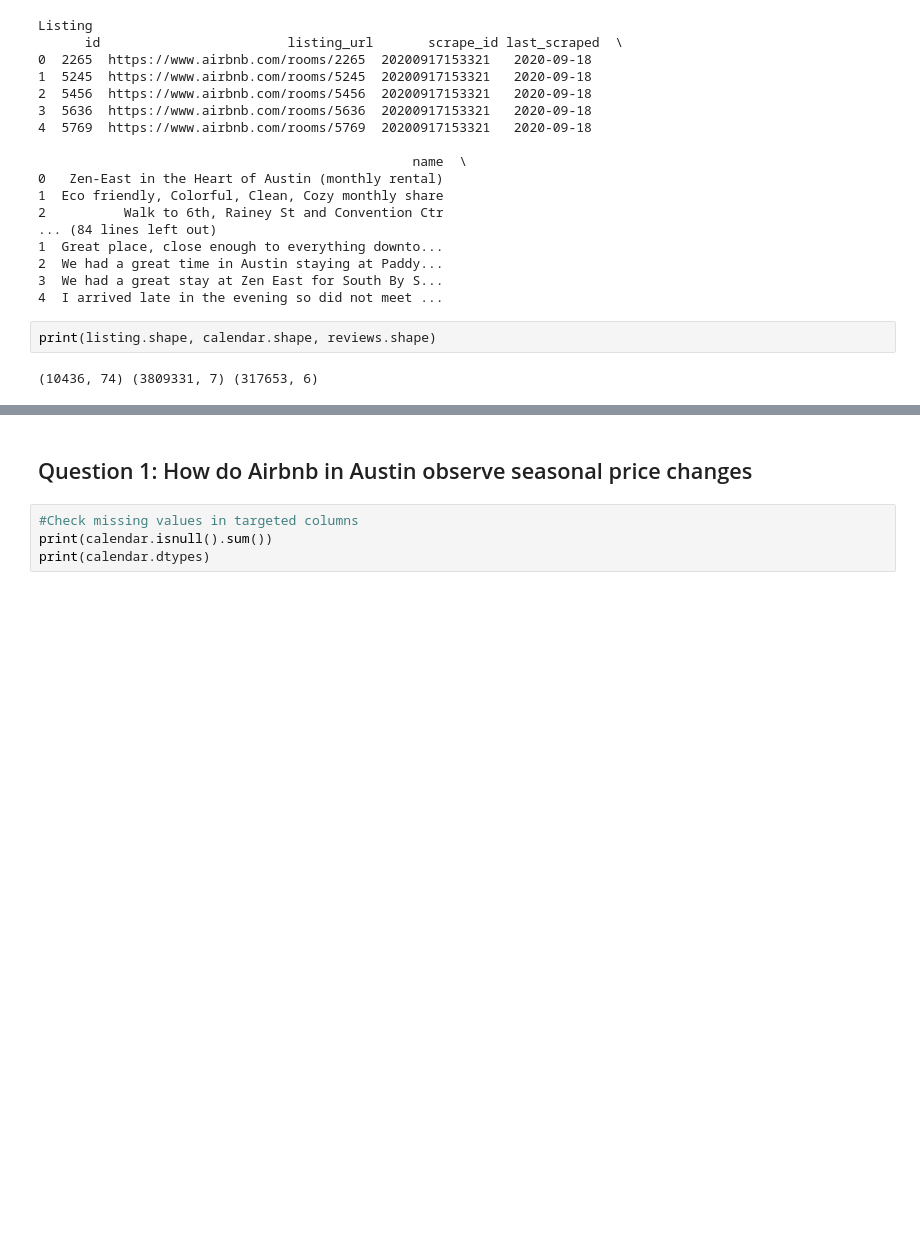
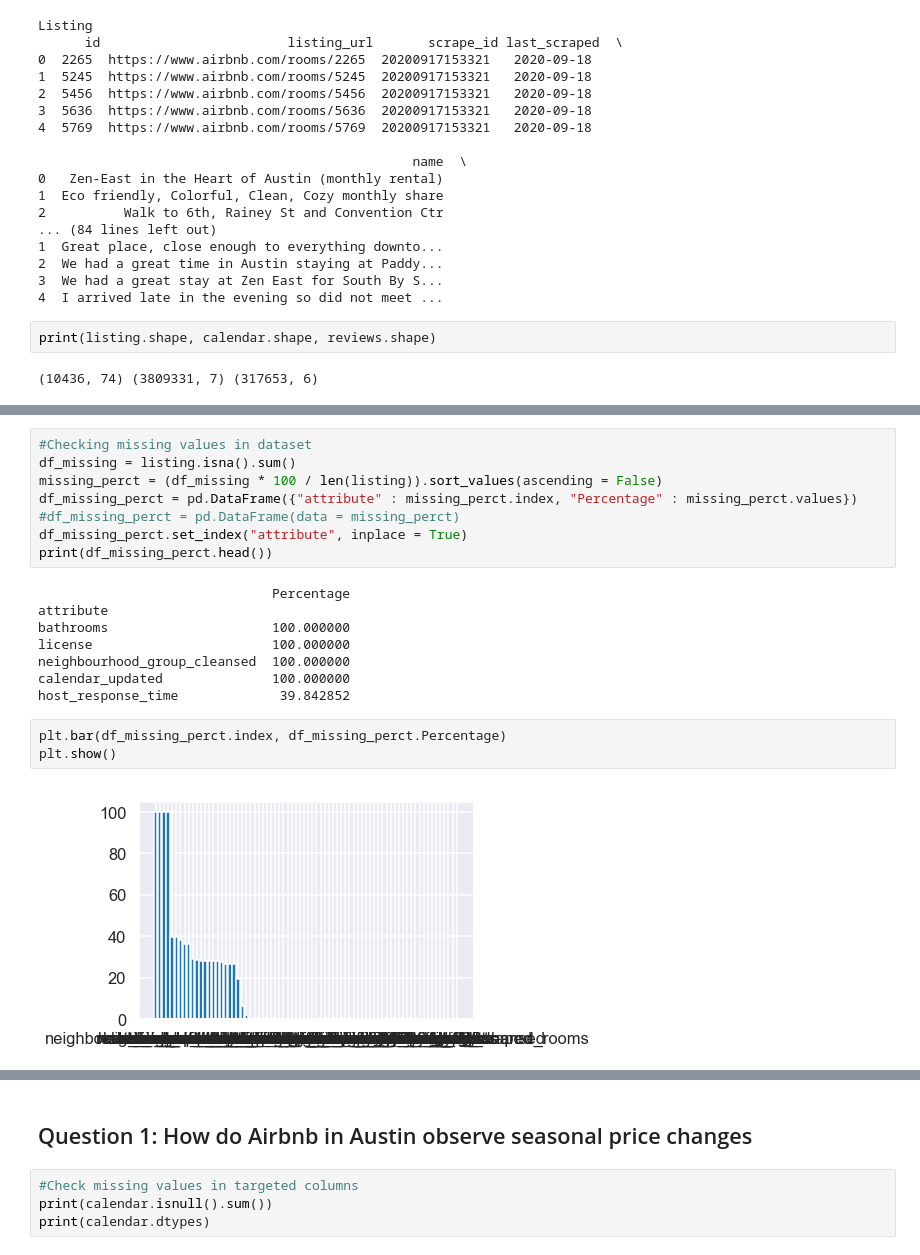
Before and after one commit to pdnguyen1707/Austin-Airbnb-EDA, a Jupyter notebook: AustinAirbnb.ipynb, the cells around one changed output, grey strips where cells are left out. Drawn from its saved outputs; the diff is of its cells as text; blank space fills up the shorter version.

```diff
--- a/AustinAirbnb.ipynb
+++ b/AustinAirbnb.ipynb
@@ -40,0 +107,21 @@ print(listing.shape, calendar.shape, reviews.shape)
+# %%
+#Checking missing values in dataset
+df_missing = listing.isna().sum()
+missing_perct = (df_missing * 100 / len(listing)).sort_values(ascending = False)
+df_missing_perct = pd.DataFrame({"attribute" : missing_perct.index, "Percentage" : missing_perct.values})
+#df_missing_perct = pd.DataFrame(data = missing_perct)
+df_missing_perct.set_index("attribute", inplace = True)
+print(df_missing_perct.head())
+# %% [output]
+                              Percentage
+attribute
+bathrooms                     100.000000
+license                       100.000000
+neighbourhood_group_cleansed  100.000000
+calendar_updated              100.000000
+host_response_time             39.842852
+# %%
+plt.bar(df_missing_perct.index, df_missing_perct.Percentage)
+plt.show()
+# %% [output]
+[figure, added]
```
Also changed, not shown: parts of 22 cells of this notebook.
